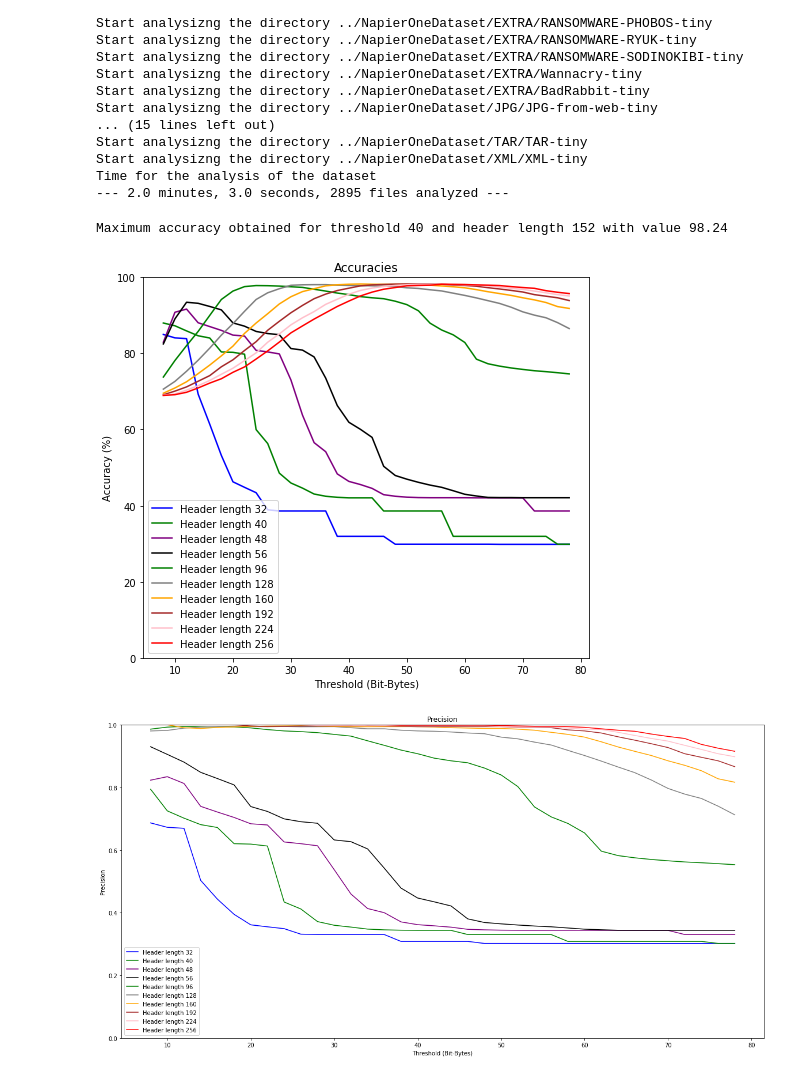
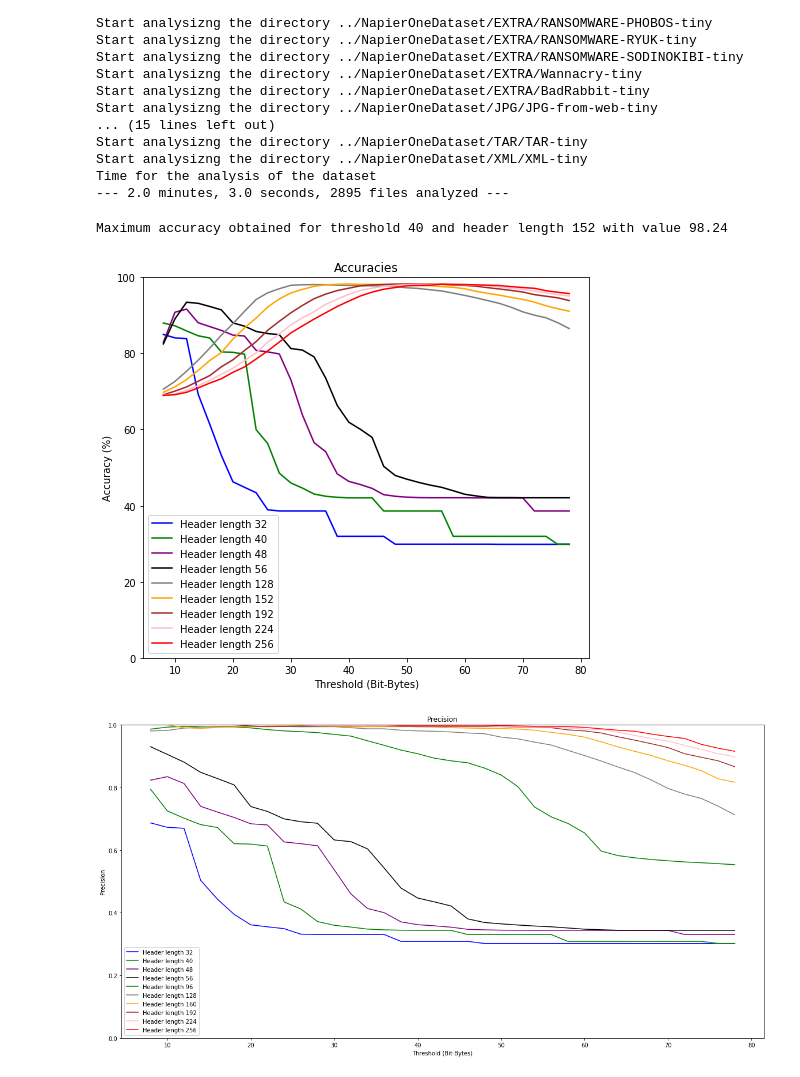
Before and after one commit to gomitolof/DAA-for-Ransomware-detection, a Jupyter notebook: models_org/DAA_org.ipynb, the cells around one changed output. Cells and saved outputs as stored; diff of their text form; code cells hidden in the pictures.

```diff
--- a/models_org/DAA_org.ipynb
+++ b/models_org/DAA_org.ipynb
@@ -217,32 +217,31 @@ FP_des = FP_des.reshape(len(thresholds), int(offset/8))
 # %%
 ind = np.unravel_index(np.argmax(acc_des, axis=None), acc_des.shape)
 print("Maximum accuracy obtained for threshold %2d and header length %2d with value %3.2f" % (thresholds[ind[0]], 8*(ind[1]+1), acc_des[ind]))
 
 # Accuracy = (TP+TN)/(TP+TN+FP+FN)
 hl_thresh = acc_des.transpose()
 
 # Plot of the accuracies obtained using different threshold and different header lengths
 plt.figure(figsize=(8,7))
 plt.title("Accuracies")
 plt.xlabel("Threshold (Bit-Bytes)")
 plt.ylabel("Accuracy (%)")
 plt.plot(thresholds, hl_thresh[3], color="blue", label="Header length 32")
 plt.plot(thresholds, hl_thresh[4], color="green", label="Header length 40")
 plt.plot(thresholds, hl_thresh[5], color="purple", label="Header length 48")
 plt.plot(thresholds, hl_thresh[6], color="black", label="Header length 56")
-plt.plot(thresholds, hl_thresh[11], color="green", label="Header length 96")
 plt.plot(thresholds, hl_thresh[15], color="grey", label="Header length 128")
-plt.plot(thresholds, hl_thresh[19], color="orange", label="Header length 160")
+plt.plot(thresholds, hl_thresh[18], color="orange", label="Header length 152")
 plt.plot(thresholds, hl_thresh[23], color="brown", label="Header length 192")
 plt.plot(thresholds, hl_thresh[27], color="pink", label="Header length 224")
 plt.plot(thresholds, hl_thresh[31], color="red", label="Header length 256")
 plt.legend()
 plt.ylim([0, 100])
 plt.savefig('../Img/acc_DAA_org.jpg')
 plt.show()
 # %% [output]
 Maximum accuracy obtained for threshold 40 and header length 152 with value 98.24
-[figure, old version]
+[figure, new version]
 # %%
 #Precision = TP/TP+FP
 
```
Also changed, not shown: 9 other files.
